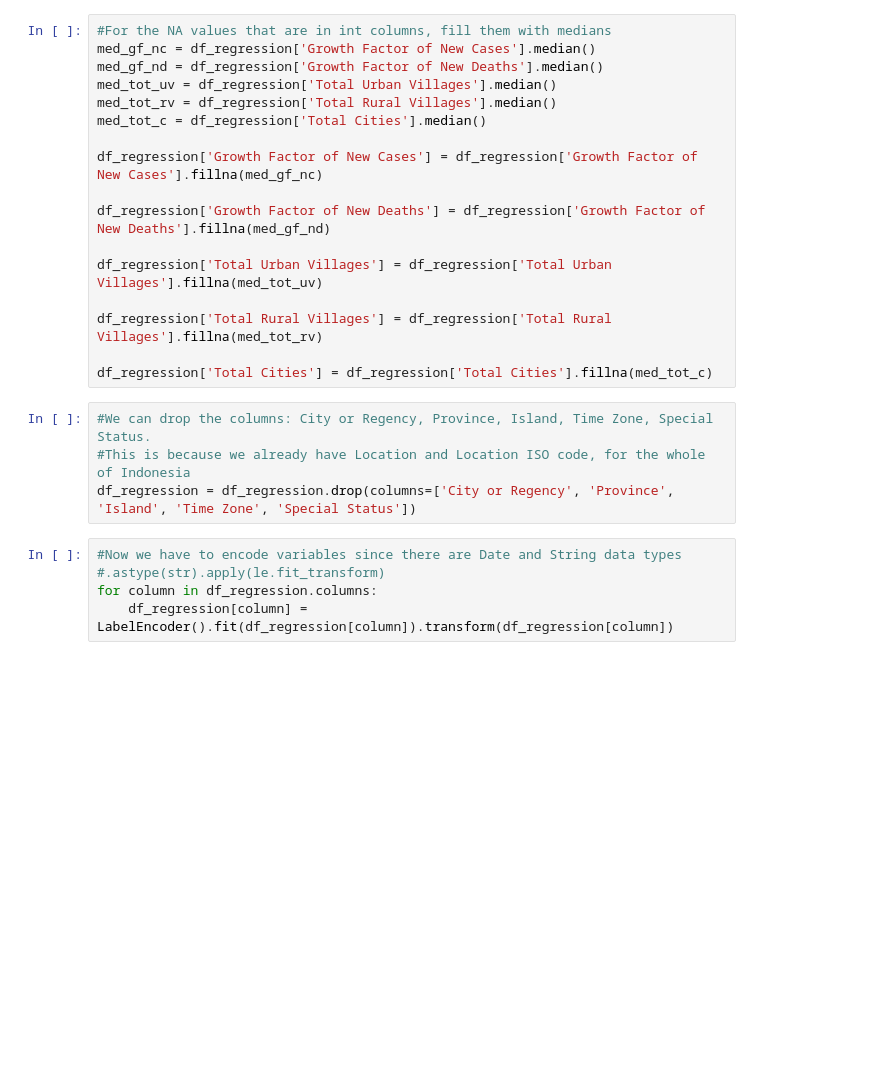
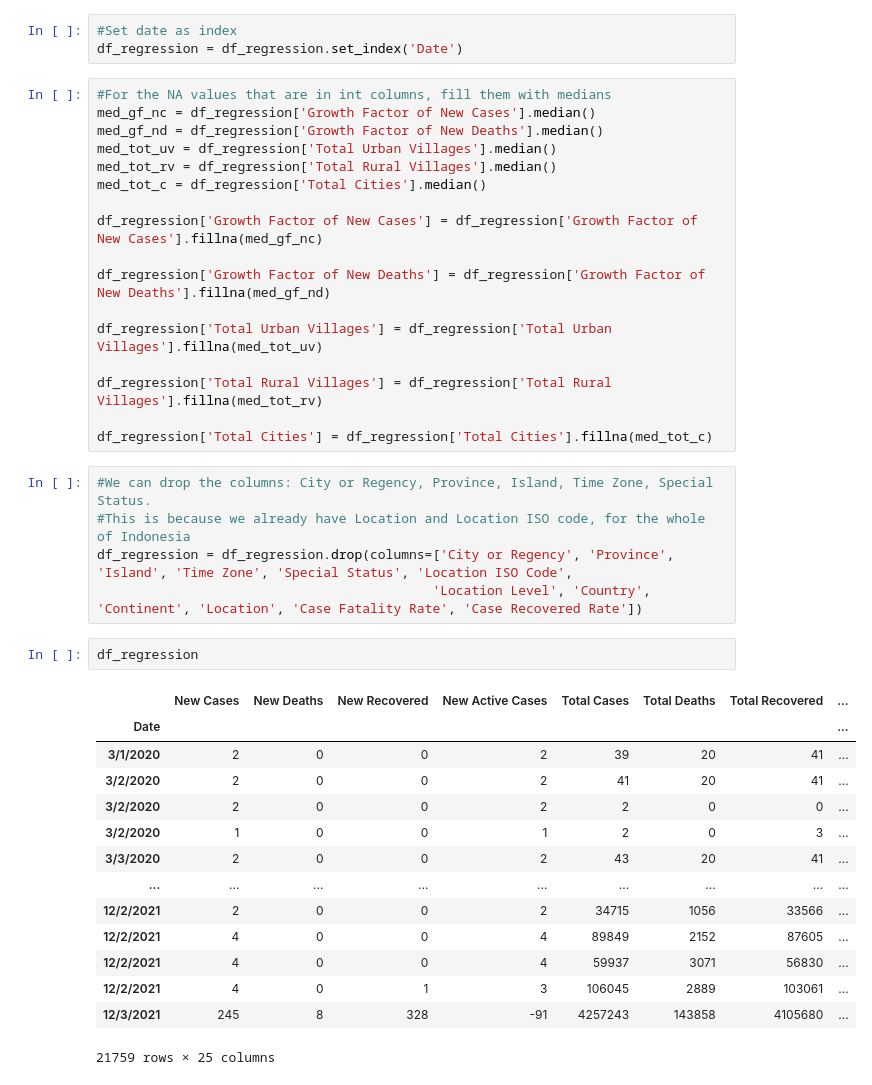
Before and after one commit to LabiKSV/intro-to-ai-farhan-labi, a Jupyter notebook: Regression Neural Network.ipynb, the cells around one changed output. Drawn from its saved outputs; the diff is of its cells as text; blank space fills up the shorter version.

```diff
--- a/Regression Neural Network.ipynb
+++ b/Regression Neural Network.ipynb
@@ -16,5 +34,8 @@ df =  pd.read_csv('C:/Users/farha/Desktop/uni stage 3/Introduction to AI/COURSEW
 # %%
 df_regression = df.copy()
+# %%
+#Set date as index
+df_regression = df_regression.set_index('Date')
 # %%
 #For the NA values that are in int columns, fill them with medians
 med_gf_nc = df_regression['Growth Factor of New Cases'].median()
@@ -35,9 +56,22 @@ df_regression['Total Cities'] = df_regression['Total Cities'].fillna(med_tot_c)
 # %%
 #We can drop the columns: City or Regency, Province, Island, Time Zone, Special Status.
 #This is because we already have Location and Location ISO code, for the whole of Indonesia
-df_regression = df_regression.drop(columns=['City or Regency', 'Province', 'Island', 'Time Zone', 'Special Status'])
+df_regression = df_regression.drop(columns=['City or Regency', 'Province', 'Island', 'Time Zone', 'Special Status', 'Location ISO Code',
+                                           'Location Level', 'Country', 'Continent', 'Location', 'Case Fatality Rate', 'Case Recovered Rate'])
-# %%
-#Now we have to encode variables since there are Date and String data types
-#.astype(str).apply(le.fit_transform)
-for column in df_regression.columns:
-    df_regression[column] = LabelEncoder().fit(df_regression[column]).transform(df_regression[column])
+# %%
+df_regression
+# %% [output]
+|  | New Cases | New Deaths | New Recovered | New Active Cases | Total Cases | Total Deaths | Total Recovered | ... |
+| Date |  |  |  |  |  |  |  | ... |
+| 3/1/2020 | 2 | 0 | 0 | 2 | 39 | 20 | 41 | ... |
+| 3/2/2020 | 2 | 0 | 0 | 2 | 41 | 20 | 41 | ... |
+| 3/2/2020 | 2 | 0 | 0 | 2 | 2 | 0 | 0 | ... |
+| 3/2/2020 | 1 | 0 | 0 | 1 | 2 | 0 | 3 | ... |
+| 3/3/2020 | 2 | 0 | 0 | 2 | 43 | 20 | 41 | ... |
+| ... | ... | ... | ... | ... | ... | ... | ... | ... |
+| 12/2/2021 | 2 | 0 | 0 | 2 | 34715 | 1056 | 33566 | ... |
+| 12/2/2021 | 4 | 0 | 0 | 4 | 89849 | 2152 | 87605 | ... |
+| 12/2/2021 | 4 | 0 | 0 | 4 | 59937 | 3071 | 56830 | ... |
+| 12/2/2021 | 4 | 0 | 1 | 3 | 106045 | 2889 | 103061 | ... |
+| 12/3/2021 | 245 | 8 | 328 | -91 | 4257243 | 143858 | 4105680 | ... |
+21759 rows × 25 columns
```
Also changed, not shown: parts of 17 cells of this notebook.
